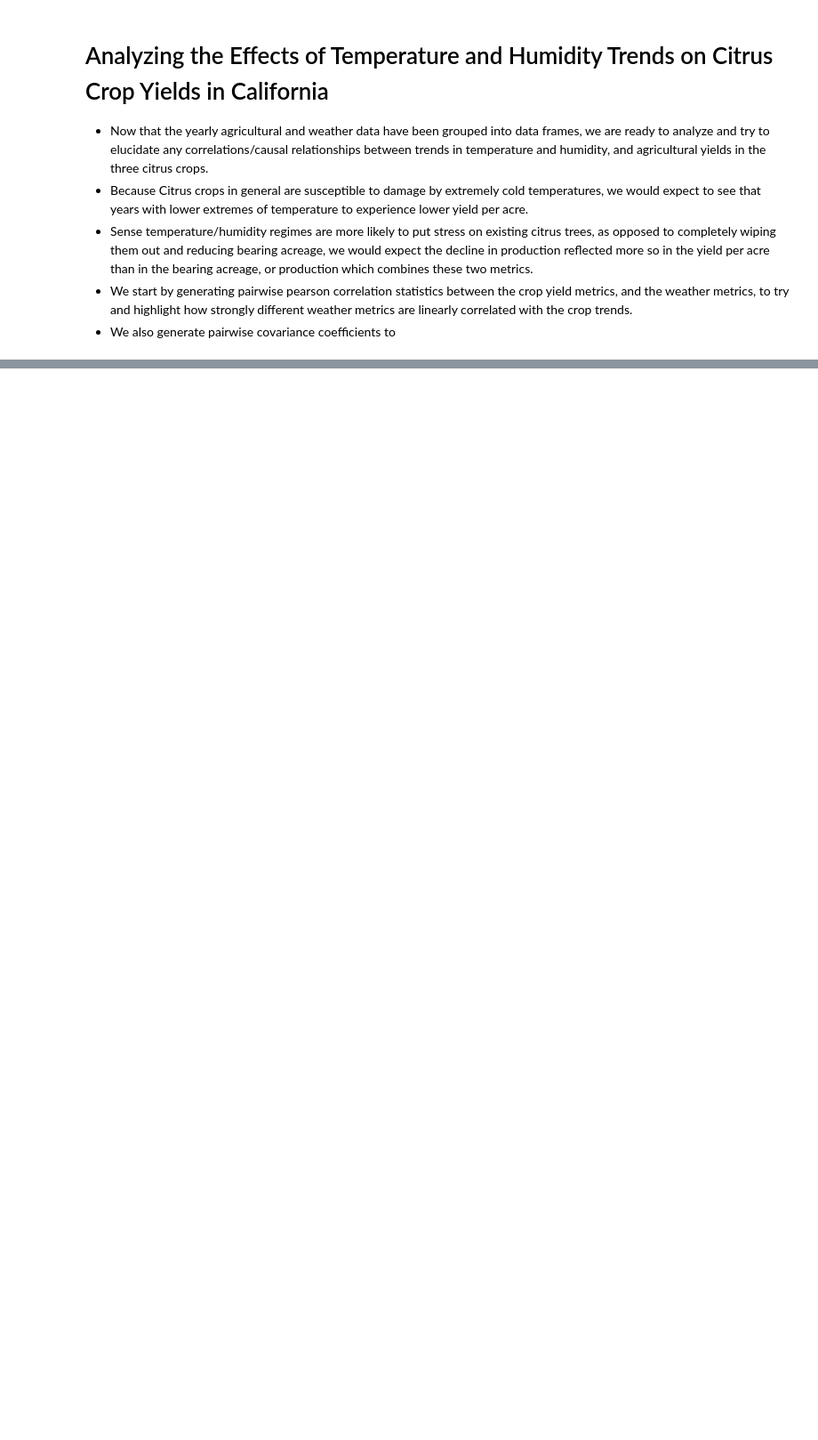
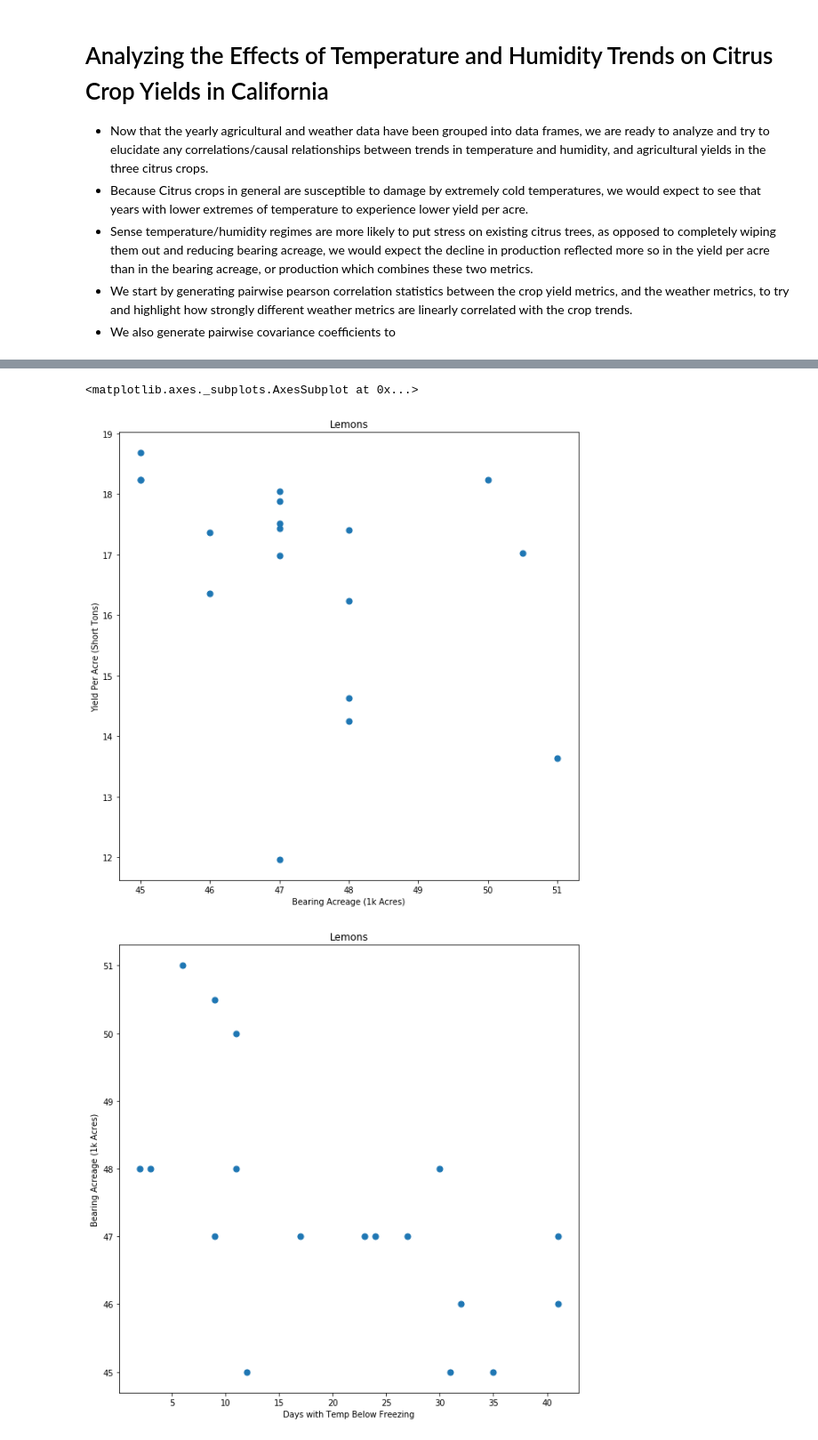
Before and after one commit to teamAwesomeKaraAndTroy/DataScienceFinalProject, a Jupyter notebook: FruitYearbookDataExploration.ipynb, the cells around one changed output, grey strips where cells are left out. Shown at 89% size. Drawn from its saved outputs; the diff is of its cells as text; code cells hidden in the pictures; blank space fills up the shorter version.

Commit message:
Generated Scatter Plots of Weather Metrics (#4)

```diff
--- a/FruitYearbookDataExploration.ipynb
+++ b/FruitYearbookDataExploration.ipynb
@@ -563,7 +563,7 @@ print(california_data_lemons)
 # %%
 import pandas as pd
 # get data into lists so that they can be fed to the columns of a DataFrame via a dictionary
-years = [year for (year, _, _, _) in california_data_grapefruit]
+years = [int(year) for (year, _, _, _) in california_data_grapefruit]
 ypa_grapefruit = [ypa for (_, ypa, _, _) in california_data_grapefruit]
 ba_grapefruit = [ba for (_, _, ba, _) in california_data_grapefruit]
 prod_grapefruit = [prod for (_, _, _, prod) in california_data_grapefruit]
@@ -802,0 +803,11 @@ df.iloc[365:].plot.scatter(x='Temp', y='Humid', label='2018', ax=ax, s=50, c=col
+# %%
+lemons_df.plot.scatter(x='Bearing Acreage (1k Acres)', y='Yield Per Acre (Short Tons)', s=50, title='Lemons')
+lemons_df.plot.scatter(x='Days with Temp Below Freezing', y='Bearing Acreage (1k Acres)', s=50, title='Lemons')
+lemons_df.plot.scatter(x='Days Below Average Temp', y='Yield Per Acre (Short Tons)', s=50, title='Lemons')
+lemons_df.plot.scatter(x='Days Below Average Temp', y='Production (1k Short Tons)', s=50, title='Lemons')
+lemons_df.plot.scatter(x='Temp Range (F)', y='Bearing Acreage (1k Acres)', s=50, title='Lemons')
+lemons_df.plot.scatter(x='Days Above Monthly Average Humidity', y='Bearing Acreage (1k Acres)', s=50, title='Lemons')
+# %% [output]
+<matplotlib.axes._subplots.AxesSubplot at 0x...>
+[figure, added]
+[figure, added]
```
Also changed, not shown: parts of 15 cells of this notebook.
